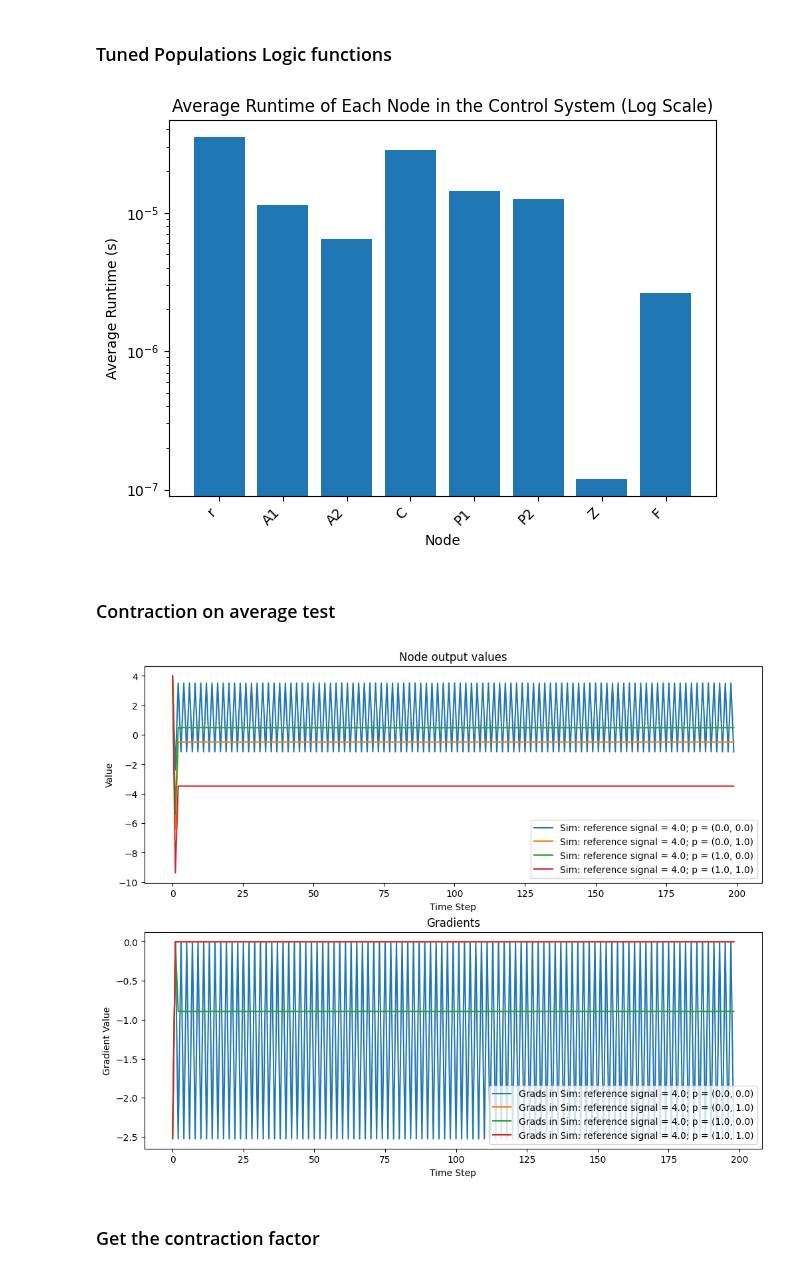
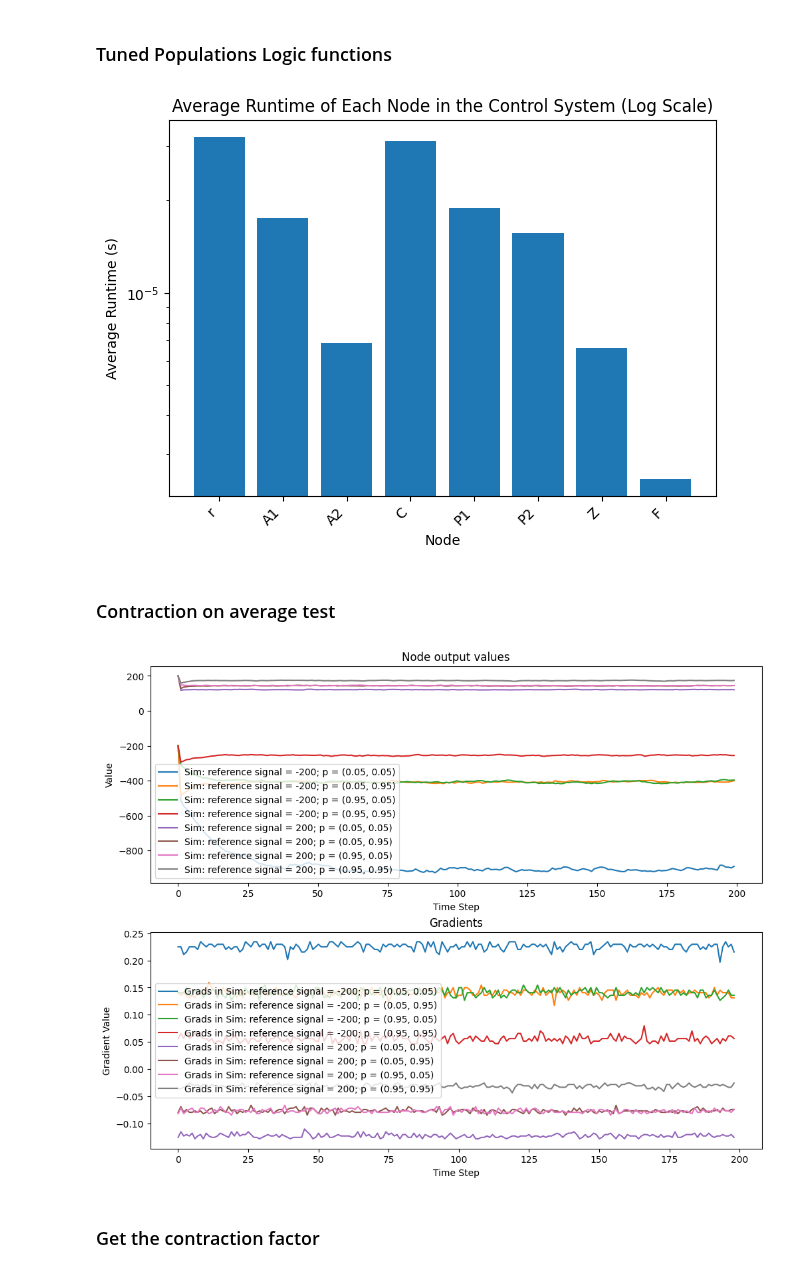
Before and after one commit to humancompatible/interconnect, a Jupyter notebook: examples/basic_simulation_ReLU.ipynb, the cells around one changed output. Cells and saved outputs as stored; diff of their text form; code cells hidden in the pictures.

Commit message:
Delay node accepts logic, use exponential smoothing in examples + update bounds of the stochastic approximation.

```diff
--- a/examples/basic_simulation_ReLU.ipynb
+++ b/examples/basic_simulation_ReLU.ipynb
@@ -93,7 +93,7 @@ class AgentLogic:
     def __init__(self, offset=0.3):
         self.tensors = {"x": torch.tensor([0.0], requires_grad=True),
                         "pi": torch.tensor([0.0], requires_grad=True)}
-        self.variables = ["p"]
+        self.variables = ["pi"]
         self.probability = 0.5
         self.offset = offset
 
@@ -101,10 +101,10 @@ class AgentLogic:
         self.probability = probability
 
     def forward(self, values, number_of_agents):
-        self.tensors["p"] = values["p"]
+        self.tensors["pi"] = values["pi"]
         f1_part = torch.sum(torch.bernoulli(torch.ones(number_of_agents) * self.probability))
         f2_part = number_of_agents - f1_part
-        result = f1_part * self.tensors["p"] + f2_part * (self.tensors["p"] - self.offset)
+        result = f1_part * self.tensors["pi"] + f2_part * (self.tensors["pi"]*5 - self.offset)
         return result
 # %% [markdown]
 ## Delay Node
@@ -113,3 +111,18 @@ from humancompatible.interconnect.simulators.nodes.delay import Delay
+# %%
+from humancompatible.interconnect.simulators.nodes.delay import Delay
+
+class DelayLogic:
+    def __init__(self, alpha=0.3):
+        self.tensors = {"x": torch.tensor([0.0], requires_grad=True)}
+        self.tensors = {"s": torch.tensor([0.0], requires_grad=True)}
+        self.variables = ["x"]
+        self.alpha = alpha
+
+    def forward(self, values):
+        self.tensors["x"] = values["x"]
+        self.tensors["s"] = self.tensors["x"] * self.alpha + self.tensors["s"] * (1.0 - self.alpha)
+        result = self.tensors["s"]
+        return result
 # %% [markdown]
 ## Filterer Node
 
@@ -154,7 +167,7 @@ class Sim(Simulation):
         cont = Controller(name="C", logic=ReLUControllerLogic())
         pop1 = Population(name="P1", logic=AgentLogic(), number_of_agents=20)
         pop2 = Population(name="P2", logic=AgentLogic(offset=0.4), number_of_agents=20)
-        delay = Delay(name="Z", time=1)
+        delay = Delay(name="Z", logic=DelayLogic())
         fil = Filterer(name="F", logic=FiltererLogic())
         self.system.add_nodes([refsig, agg1, agg2, cont, pop1, pop2, delay, fil])
         self.system.connect_nodes(refsig, agg1)
@@ -181,7 +194,7 @@ class Sim(Simulation):
         # Load controller logic
         cont.logic.load_state_dict(torch.load(ROOT_DIR + "/examples/weights_basic_RELU.pth"))
 
-sim = Sim(reference_signal=4.0)
+sim = Sim(reference_signal=20.0)
 # %% [markdown]
 ### Rendering the system graph
 
@@ -228,15 +241,16 @@ sim.plot.node_outputs(sim.system.get_node("A1"))
 # %%
 sim.plot.runtimes()
 # %% [output]
-[figure, old version]
+[figure, new version]
 # %% [markdown]
 ### Contraction on average test
 # %%
 from tests.contractionTests.contraction_test import get_factor
 import numpy as np
-r = get_factor(reference_signals=np.array([4.0]), agent_probs=np.array([[0.0, 1.0], [0.0, 1.0]]), it=200, make_plots=True, sim_class=Sim)
+eps = 0.05
+r = get_factor(reference_signals=np.array([-200, 200]), agent_probs=np.array([[eps, 1.0-eps], [eps, 1.0-eps]]), it=200, make_plots=True, sim_class=Sim)
 # %% [output]
-[figure, old version]
+[figure, new version]
 # %% [markdown]
 ### Get the contraction factor
 # %%
```
Also changed, not shown: parts of 4 cells of this notebook, 5 other files.
